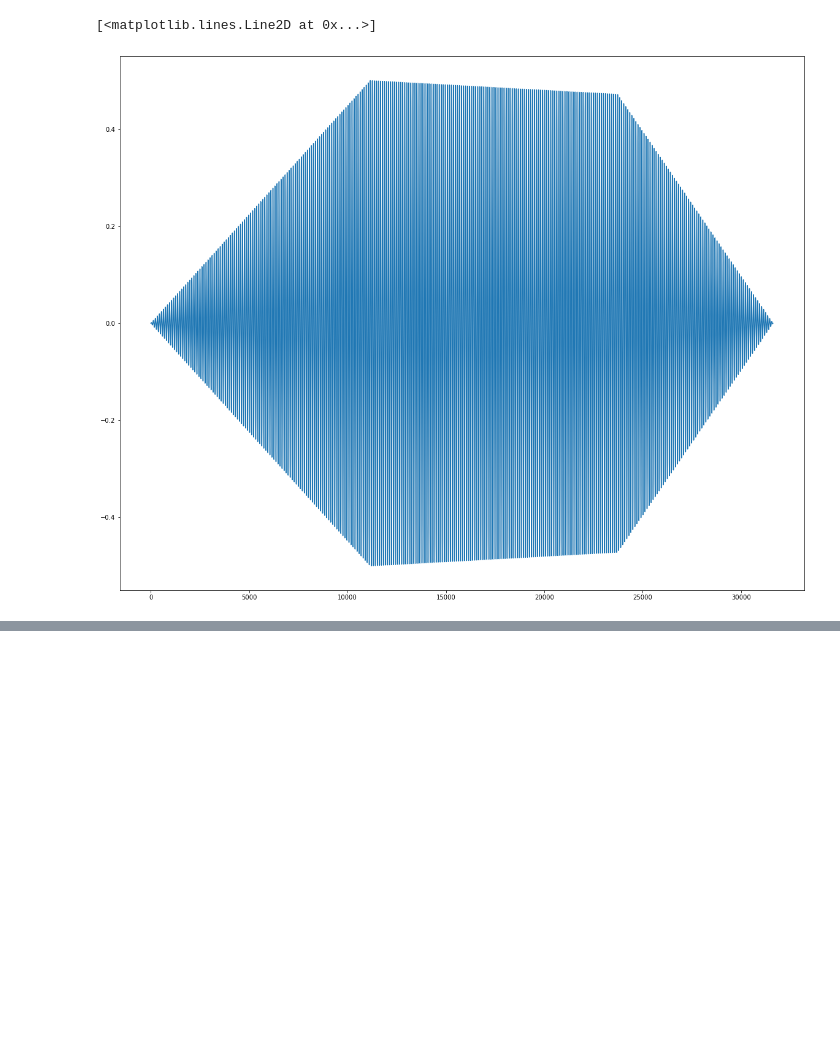
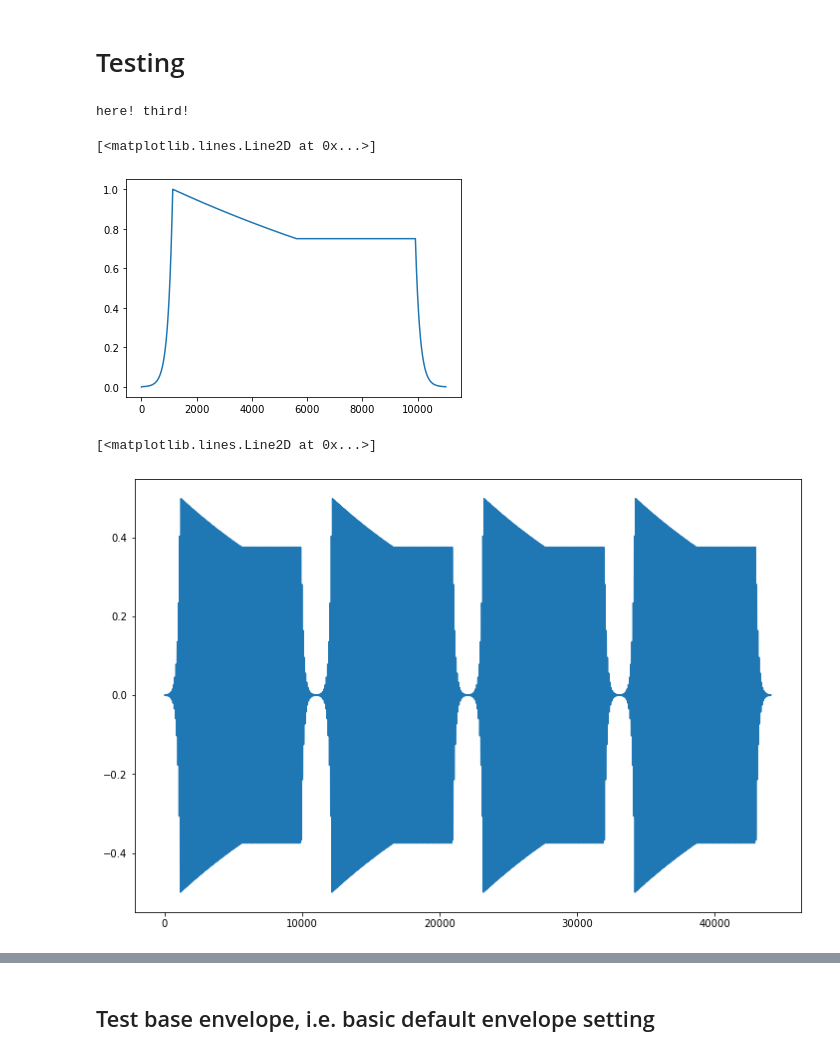
Before and after one commit to aufdemarbeitsmarkt/trope, a Jupyter notebook: trope/envelope.ipynb, the cells around one changed output, grey strips where cells are left out. Cells and saved outputs as stored; diff of their text form; code cells hidden in the pictures; blank space fills up the shorter version.

Commit message:
fixed case where small parameters prevent envelope from generating correctly

```diff
--- a/trope/envelope.ipynb
+++ b/trope/envelope.ipynb
@@ -72,20 +78,21 @@ plt.show()
+# %% [markdown]
+# Testing
 # %%
-frequency = np.random.randint(100,400)
+frequency = np.random.randint(100,250)
 amplitude = 0.5
-duration = np.random.randint(250,2000) / 1000
-# duration = 1
+# duration = np.random.randint(250,2000) / 1000
+duration = 0.5
 sample_rate = 22050
 each_sample = np.arange(int(duration*sample_rate))
 sine = np.sin(2 * np.pi * each_sample * frequency / sample_rate) * amplitude
 
-attack = np.random.randint(1,100)
-decay = np.random.randint(1,100)
-sustain = np.random.randint(1,100)
-release = np.random.randint(1,100)
+# attack = np.random.randint(1,100)
+# decay = np.random.randint(1,100)
+# sustain = np.random.randint(1,100)
+# release = np.random.randint(1,100)
 # print(f' {attack=}\n {decay=}\n {sustain=}\n {release=}\n\n {duration=}')
 
 # E = Envelope(
-#     sine,
 #     sample_rate,
 #     attack_setting=attack,
 #     decay_setting=decay,
@@ -94,25 +101,33 @@ release = np.random.randint(1,100)
 # )
 
 E = Envelope(
-    sine,
     sample_rate,
-    attack_setting=10,
-    decay_setting=25,
-    sustain_setting=25,
-    release_setting=25
+    attack_setting=1,
+    decay_setting=2,
+    sustain_setting=10,
+    release_setting=10
 )
 # %%
 env = E.generate_envelope_signal(sine)
+# %% [output]
+here! third!
+# %%
+plt.plot(env)
+# %% [output]
+[<matplotlib.lines.Line2D at 0x...>]
+[figure, added]
 # %%
-sine*=env
+sine = sine*env
 
 plotted_sound = np.tile(sine, 4)
-plt.figure(figsize=(20,16))
-plt.plot(sine)
+plt.figure(figsize=(12,8))
+plt.plot(plotted_sound)
 # %% [output]
 [<matplotlib.lines.Line2D at 0x...>]
-[figure, old version]
+[figure, new version]
 # %%
 ipd.Audio(plotted_sound, rate=sample_rate)
 # %% [output]
 [interactive output not drawn]
+# %% [markdown]
+## Test base envelope, i.e. basic default envelope setting
```
Also changed, not shown: parts of 7 cells of this notebook, 1 other file.
